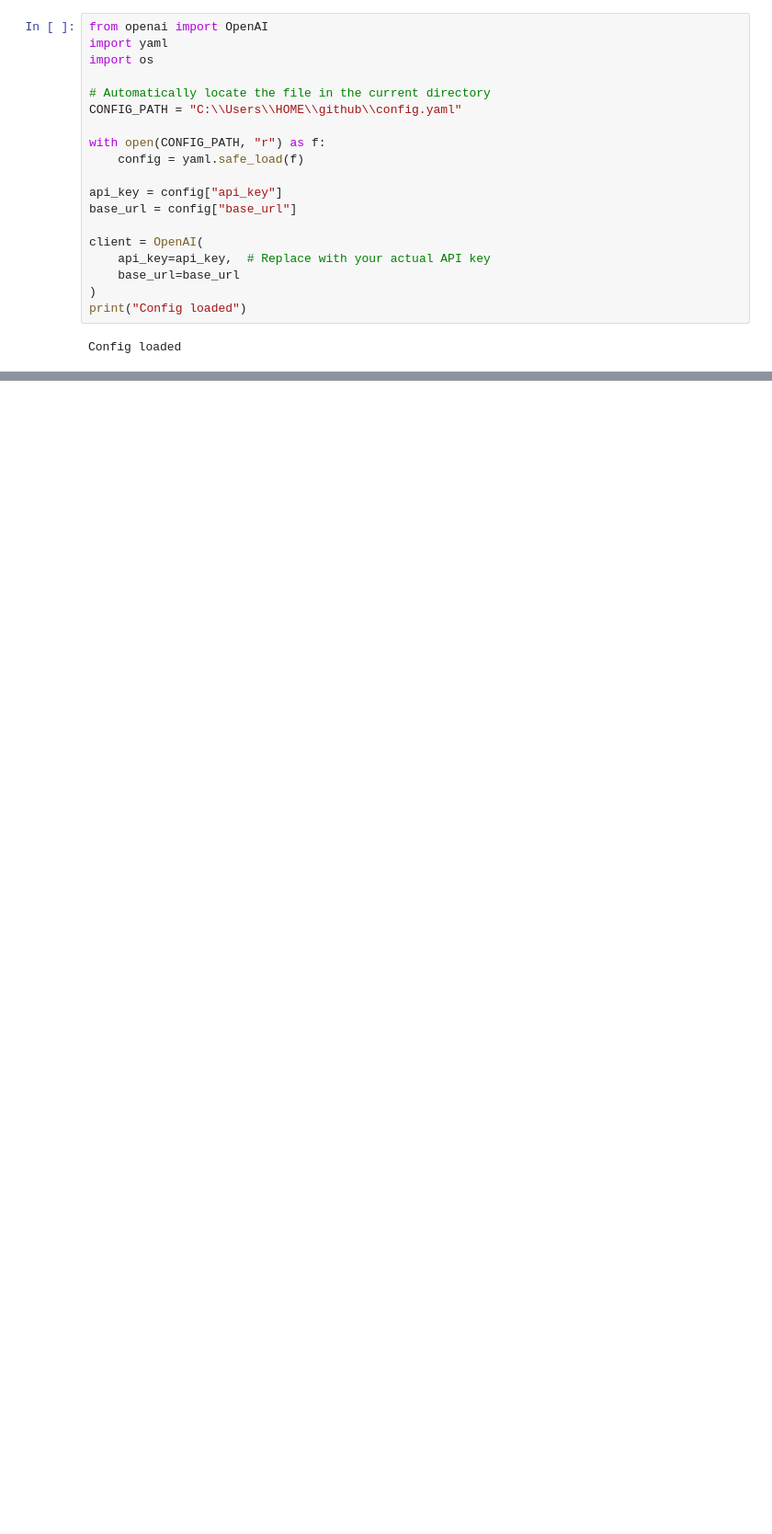
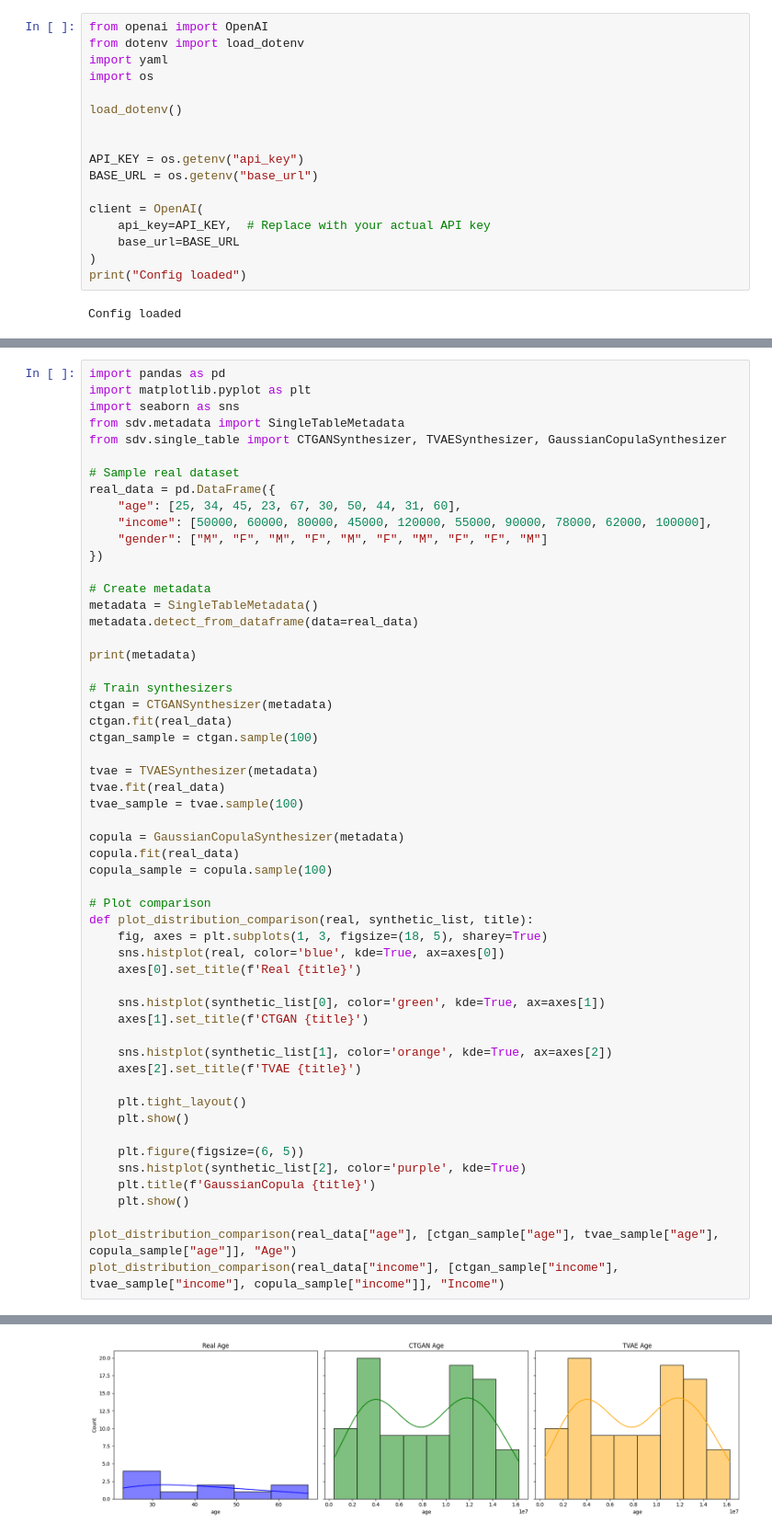
Before and after one commit to Soumith5868/autoSynth, a Jupyter notebook: python/dataframes.ipynb, the cells around one changed output, grey strips where cells are left out. Shown: that part at 92% size. Drawn from its saved outputs; the diff is of its cells as text; blank space fills up the shorter version.

Commit message:
Tested out CTGAN, tvae and GaussianCopula Synthesizers with sample data.

```diff
--- a/python/dataframes.ipynb
+++ b/python/dataframes.ipynb
@@ -1,20 +1,18 @@
 # %%
 from openai import OpenAI
+from dotenv import load_dotenv
 import yaml
 import os
 
-# Automatically locate the file in the current directory
-CONFIG_PATH = "C:\\Users\\HOME\\github\\config.yaml"
+load_dotenv()
 
-with open(CONFIG_PATH, "r") as f:
-    config = yaml.safe_load(f)
 
-api_key = config["api_key"]
-base_url = config["base_url"]
+API_KEY = os.getenv("api_key")
+BASE_URL = os.getenv("base_url")
 
 client = OpenAI(
-    api_key=api_key,  # Replace with your actual API key
-    base_url=base_url
+    api_key=API_KEY,  # Replace with your actual API key
+    base_url=BASE_URL
 )
 print("Config loaded")
 # %% [output]
@@ -97,3 +93,59 @@ print(csv_schema.model_dump_json(indent=2))
     }
   ]
 }
+# %%
+import pandas as pd
+import matplotlib.pyplot as plt
+import seaborn as sns
+from sdv.metadata import SingleTableMetadata
+from sdv.single_table import CTGANSynthesizer, TVAESynthesizer, GaussianCopulaSynthesizer
+
+# Sample real dataset
+real_data = pd.DataFrame({
+    "age": [25, 34, 45, 23, 67, 30, 50, 44, 31, 60],
+    "income": [50000, 60000, 80000, 45000, 120000, 55000, 90000, 78000, 62000, 100000],
+    "gender": ["M", "F", "M", "F", "M", "F", "M", "F", "F", "M"]
+})
+
+# Create metadata
+metadata = SingleTableMetadata()
+metadata.detect_from_dataframe(data=real_data)
+
+print(metadata)
+
+# Train synthesizers
+ctgan = CTGANSynthesizer(metadata)
+ctgan.fit(real_data)
+ctgan_sample = ctgan.sample(100)
+
+tvae = TVAESynthesizer(metadata)
+tvae.fit(real_data)
+tvae_sample = tvae.sample(100)
+
+copula = GaussianCopulaSynthesizer(metadata)
+copula.fit(real_data)
+copula_sample = copula.sample(100)
+
+# Plot comparison
+def plot_distribution_comparison(real, synthetic_list, title):
+    fig, axes = plt.subplots(1, 3, figsize=(18, 5), sharey=True)
+    sns.histplot(real, color='blue', kde=True, ax=axes[0])
+    axes[0].set_title(f'Real {title}')
+
+    sns.histplot(synthetic_list[0], color='green', kde=True, ax=axes[1])
+    axes[1].set_title(f'CTGAN {title}')
+
+    sns.histplot(synthetic_list[1], color='orange', kde=True, ax=axes[2])
+    axes[2].set_title(f'TVAE {title}')
+
+    plt.tight_layout()
+    plt.show()
+
+    plt.figure(figsize=(6, 5))
+    sns.histplot(synthetic_list[2], color='purple', kde=True)
+    plt.title(f'GaussianCopula {title}')
+    plt.show()
+
+plot_distribution_comparison(real_data["age"], [ctgan_sample["age"], tvae_sample["age"], copula_sample["age"]], "Age")
+plot_distribution_comparison(real_data["income"], [ctgan_sample["income"], tvae_sample["income"], copula_sample["income"]], "Income")
+# %% [output]
@@ -99,0 +167 @@ print(csv_schema.model_dump_json(indent=2))
+[figure, added]
```
Also changed, not shown: parts of 5 cells of this notebook, 3 other files.
